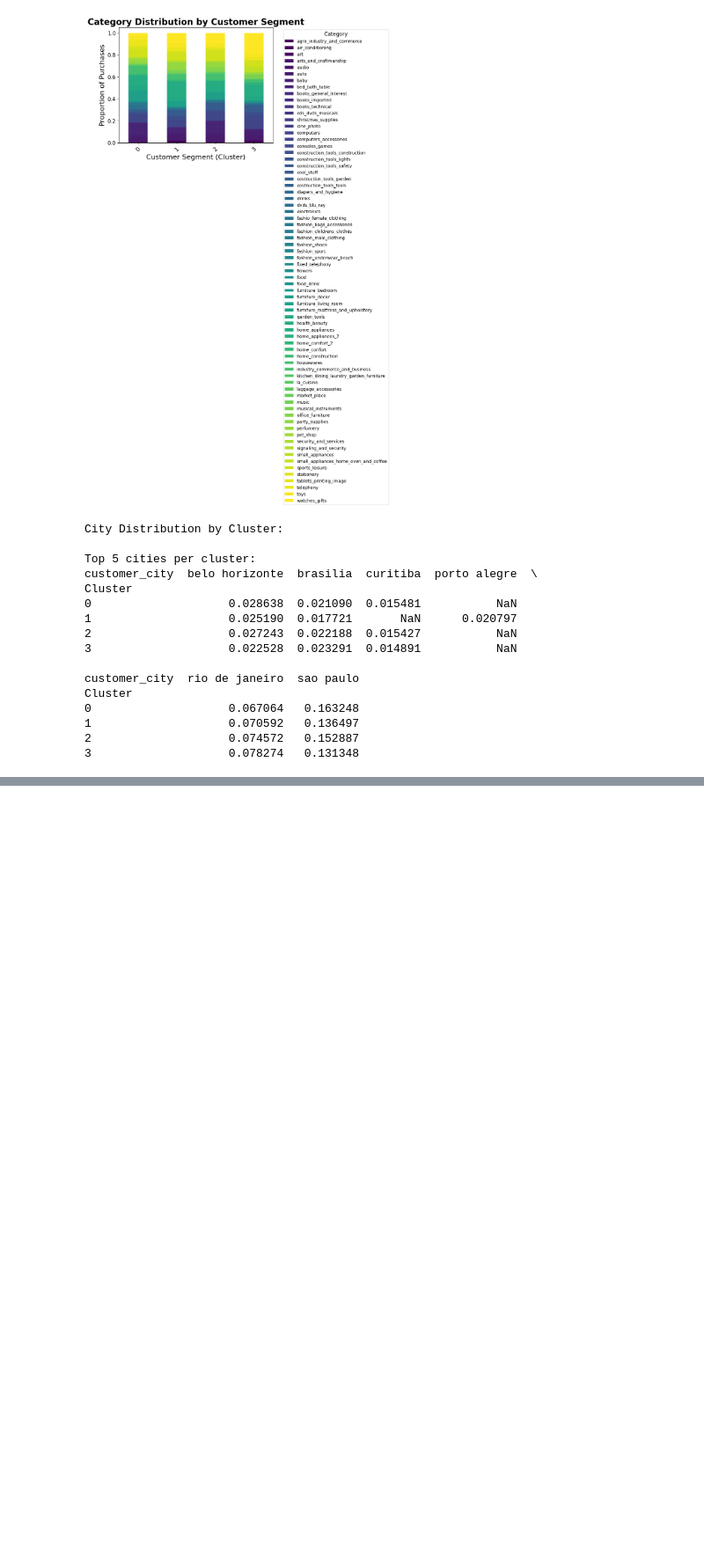
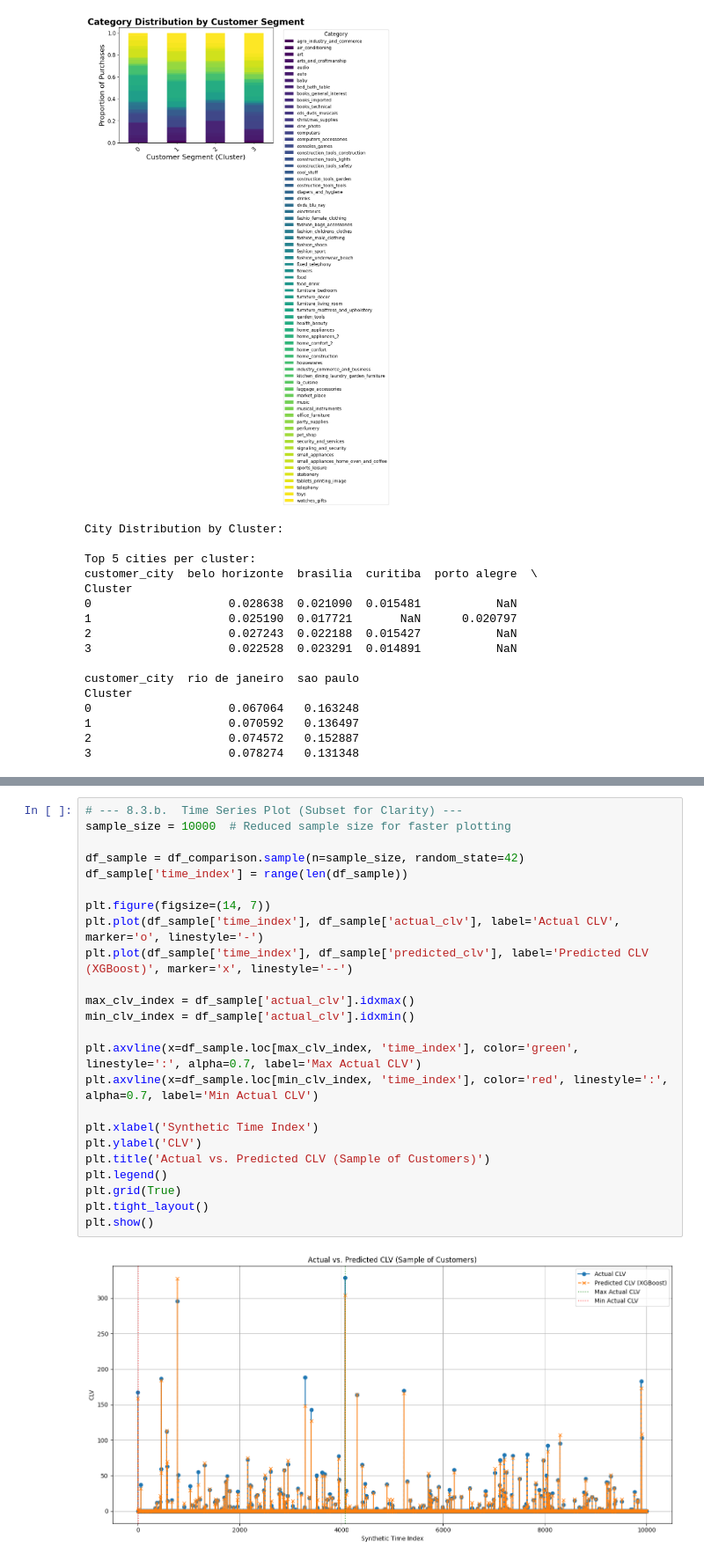
Before and after one commit to Many871027/BigQuery-Python-Machine-Learning-Unlocking-E-commerce-Value, a Jupyter notebook: E-comerce&Cloud.ipynb, the cells around one changed output, grey strips where cells are left out. Shown at 88% size. Cells and saved outputs as stored; diff of their text form; blank space fills up the shorter version.

```diff
--- a/E-comerce&Cloud.ipynb
+++ b/E-comerce&Cloud.ipynb
@@ -686,0 +973,26 @@ Product category names translated and merged successfully.
+# %%
+# --- 8.3.b.  Time Series Plot (Subset for Clarity) ---
+sample_size = 10000  # Reduced sample size for faster plotting
+
+df_sample = df_comparison.sample(n=sample_size, random_state=42)
+df_sample['time_index'] = range(len(df_sample))
+
+plt.figure(figsize=(14, 7))
+plt.plot(df_sample['time_index'], df_sample['actual_clv'], label='Actual CLV', marker='o', linestyle='-')
+plt.plot(df_sample['time_index'], df_sample['predicted_clv'], label='Predicted CLV (XGBoost)', marker='x', linestyle='--')
+
+max_clv_index = df_sample['actual_clv'].idxmax()
+min_clv_index = df_sample['actual_clv'].idxmin()
+
+plt.axvline(x=df_sample.loc[max_clv_index, 'time_index'], color='green', linestyle=':', alpha=0.7, label='Max Actual CLV')
+plt.axvline(x=df_sample.loc[min_clv_index, 'time_index'], color='red', linestyle=':', alpha=0.7, label='Min Actual CLV')
+
+plt.xlabel('Synthetic Time Index')
+plt.ylabel('CLV')
+plt.title('Actual vs. Predicted CLV (Sample of Customers)')
+plt.legend()
+plt.grid(True)
+plt.tight_layout()
+plt.show()
+# %% [output]
+[figure, added]
```
Also changed, not shown: parts of 18 cells of this notebook, 2 other files.
